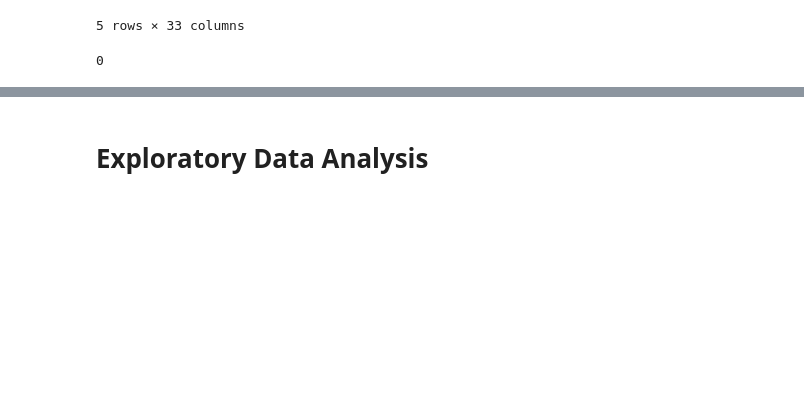
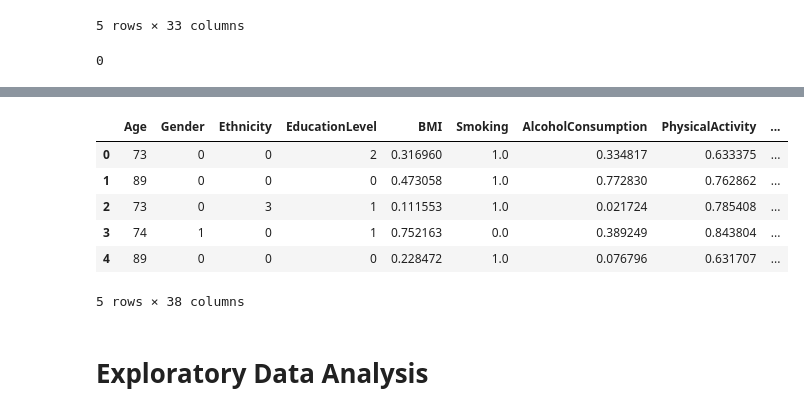
Before and after one commit to akcone2003/Alzheimers_Investigation, a Jupyter notebook: analysis.ipynb, the cells around one changed output, grey strips where cells are left out. Drawn from its saved outputs; the diff is of its cells as text; code cells hidden in the pictures; blank space fills up the shorter version.

```diff
--- a/analysis.ipynb
+++ b/analysis.ipynb
@@ -102,2 +110,41 @@ df.duplicated().sum()
+# %%
+from sklearn.preprocessing import MinMaxScaler
+
+scaler = MinMaxScaler()
+
+# since 'Smoking' is 0 for NO and 1 for YES, we should reverse this as smoking is bad for health
+df['Smoking'] = 1 - df['Smoking']
+
+# since 'AlcoholConsumption' is weekly alcohol consumption units, reducing consumption is typically better for health
+df['AlcoholConsumption'] = 1 - scaler.fit_transform(df[['AlcoholConsumption']])
+
+health_columns = ['BMI', 'PhysicalActivity', 'DietQuality', 'SleepQuality', 'Smoking', 'AlcoholConsumption']
+
+# Normalize other health_columns
+df[health_columns] = scaler.fit_transform(df[health_columns])
+
+df['HealthScore'] = df[health_columns].sum(axis=1)
+# %%
+# Creating cardiometabolic index
+cardiometabolic_columns = ['SystolicBP', 'CholesterolTotal', 'CholesterolLDL', 'CholesterolHDL', 'CholesterolTriglycerides']
+df[cardiometabolic_columns] = scaler.fit_transform(df[cardiometabolic_columns])
+df['CardiometabolicIndex'] = df[cardiometabolic_columns].sum(axis=1)
+# %%
+# Creating count of health issues
+health_issues_columns = ['FamilyHistoryAlzheimers', 'CardiovascularDisease', 'Diabetes', 'Depression', 'HeadInjury', 'Hypertension']
+df['NumHealthIssues'] = df[health_issues_columns].sum(axis=1)
+# %%
+# Creating Education + Ethnicity
+df['EducationEthnicity'] = df['Ethnicity'].astype(str) + "_" + df['EducationLevel'].astype(str)
+# %%
+df.head()
+# %% [output]
+|  | Age | Gender | Ethnicity | EducationLevel | BMI | Smoking | AlcoholConsumption | PhysicalActivity | ... |
+| 0 | 73 | 0 | 0 | 2 | 0.316960 | 1.0 | 0.334817 | 0.633375 | ... |
+| 1 | 89 | 0 | 0 | 0 | 0.473058 | 1.0 | 0.772830 | 0.762862 | ... |
+| 2 | 73 | 0 | 3 | 1 | 0.111553 | 1.0 | 0.021724 | 0.785408 | ... |
+| 3 | 74 | 1 | 0 | 1 | 0.752163 | 0.0 | 0.389249 | 0.843804 | ... |
+| 4 | 89 | 0 | 0 | 0 | 0.228472 | 1.0 | 0.076796 | 0.631707 | ... |
+5 rows × 38 columns
 # %% [markdown]
 # Exploratory Data Analysis
```
Also changed, not shown: parts of 4 cells of this notebook.
